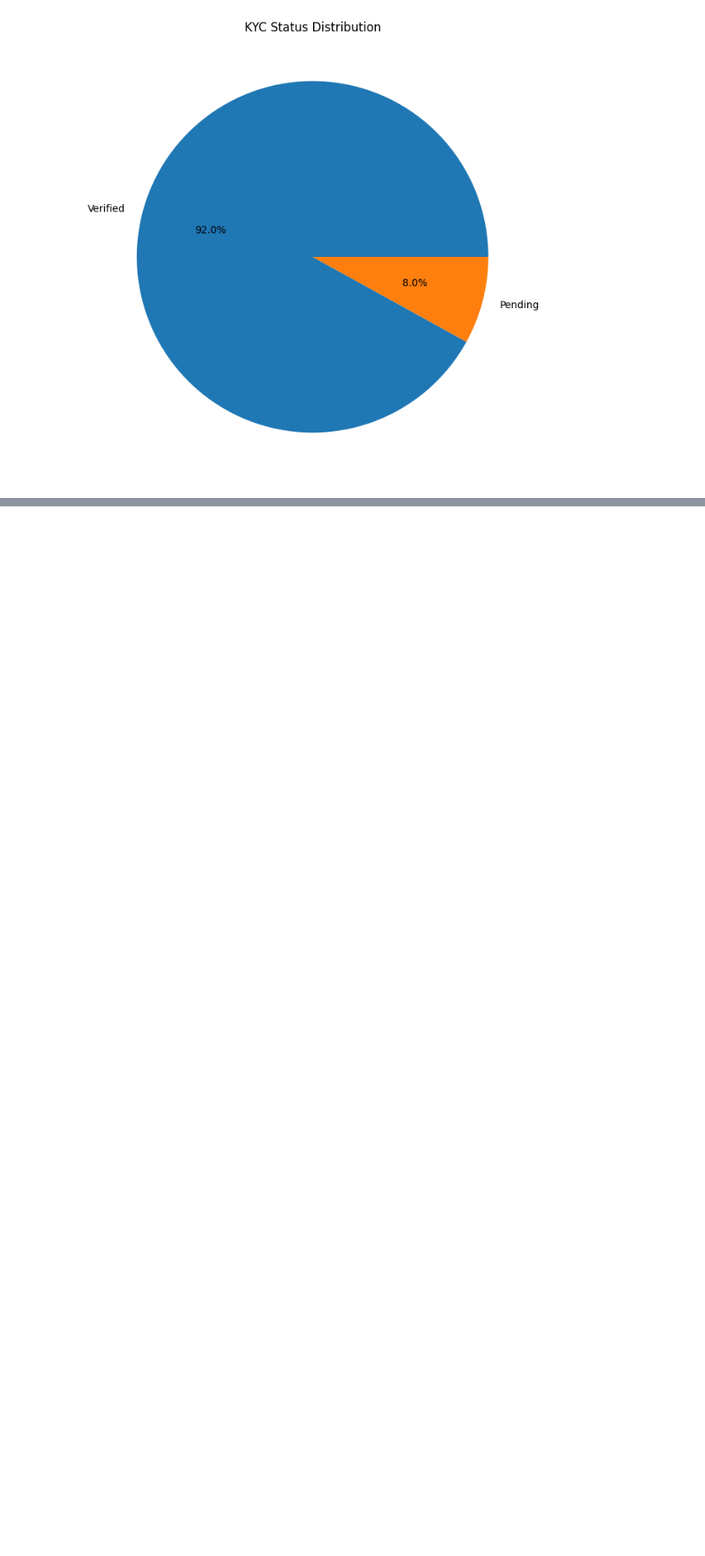
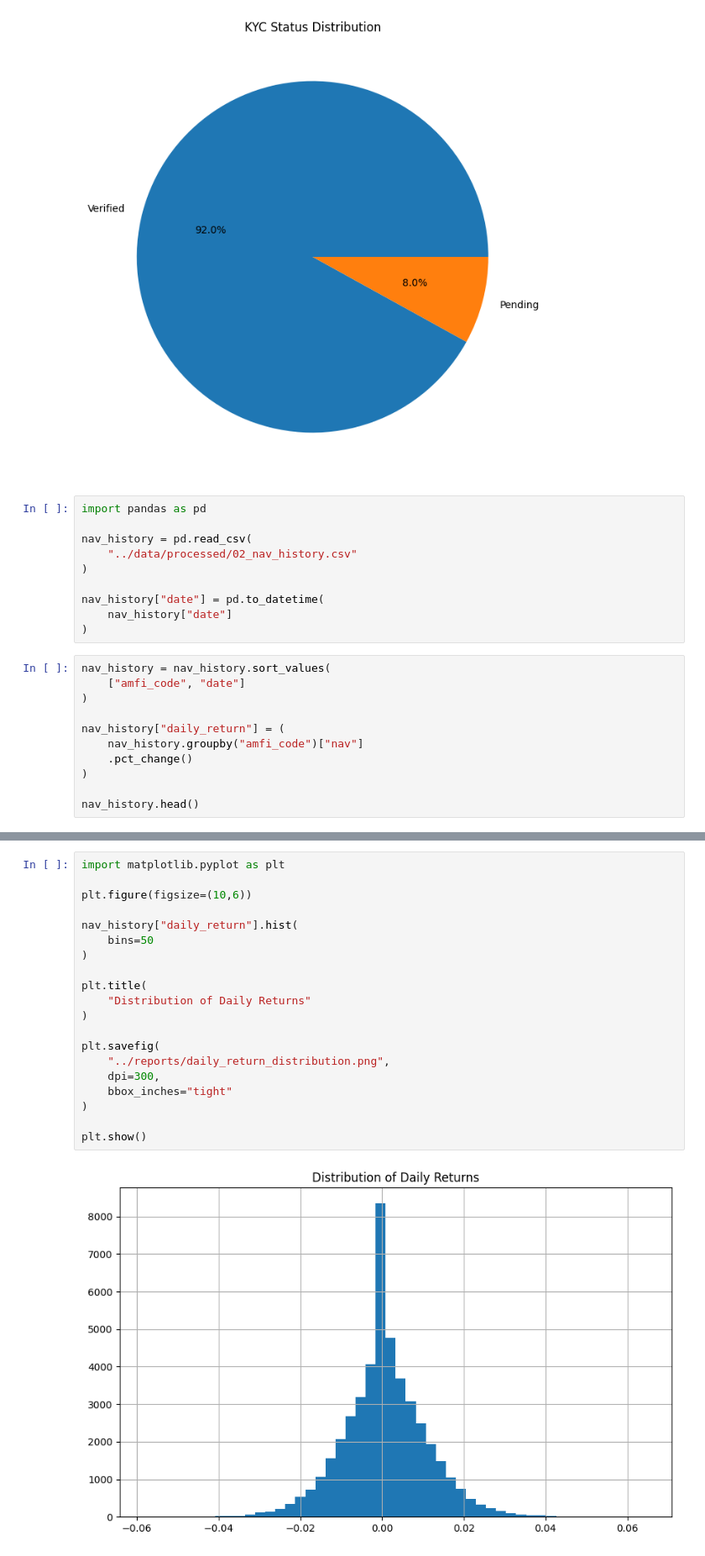
Before and after one commit to Moheeb999/bluestock_mf_capstone, a Jupyter notebook: notebooks/03_eda_analysis.ipynb, the cells around one changed output, grey strips where cells are left out. Shown at 84% size. Saved outputs shown, nothing was run; the diff lists cells and outputs as text; blank space fills up the shorter version.

```diff
--- a/notebooks/03_eda_analysis.ipynb
+++ b/notebooks/03_eda_analysis.ipynb
@@ -1267,3 +1267,24 @@ plt.savefig(
 plt.show()
 # %% [output]
 [figure]
+# %%
+import pandas as pd
+
+nav_history = pd.read_csv(
+    "../data/processed/02_nav_history.csv"
+)
+
+nav_history["date"] = pd.to_datetime(
+    nav_history["date"]
+)
+# %%
+nav_history = nav_history.sort_values(
+    ["amfi_code", "date"]
+)
+
+nav_history["daily_return"] = (
+    nav_history.groupby("amfi_code")["nav"]
+    .pct_change()
+)
+
+nav_history.head()
@@ -1269,0 +1301,22 @@ plt.show()
+# %%
+import matplotlib.pyplot as plt
+
+plt.figure(figsize=(10,6))
+
+nav_history["daily_return"].hist(
+    bins=50
+)
+
+plt.title(
+    "Distribution of Daily Returns"
+)
+
+plt.savefig(
+    "../reports/daily_return_distribution.png",
+    dpi=300,
+    bbox_inches="tight"
+)
+
+plt.show()
+# %% [output]
+[figure, added]
```
Also changed, not shown: parts of 45 cells of this notebook, 7 other files.
